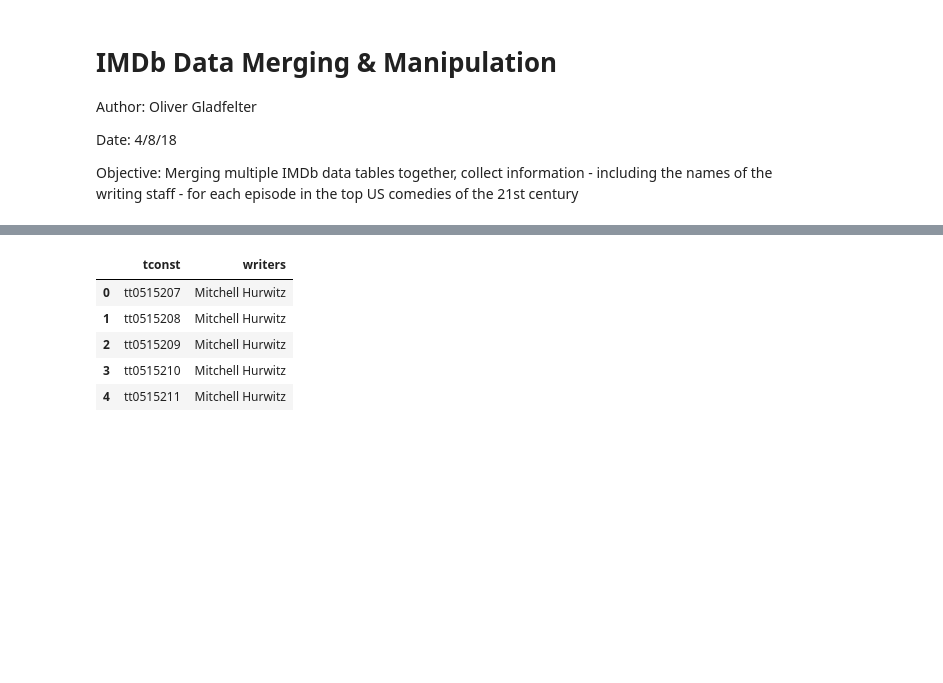
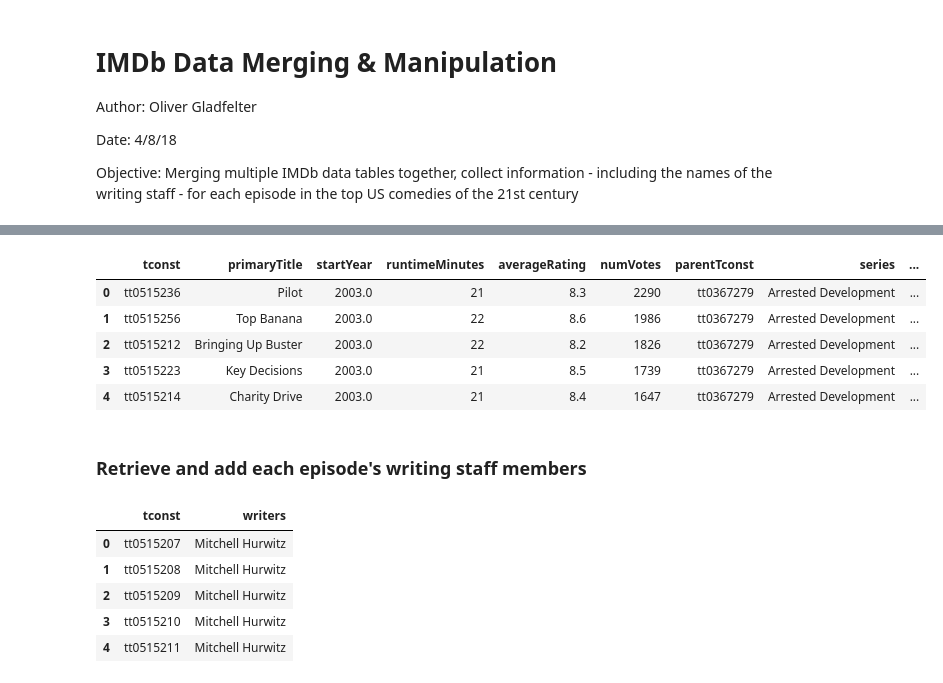
Before and after one commit to OGladfelter/IMDb-Comedies, a Jupyter notebook: imbd-top-comedy-episodes.ipynb, the cells around one changed output, grey strips where cells are left out. Cells and saved outputs as stored; diff of their text form; code cells hidden in the pictures; blank space fills up the shorter version.

```diff
--- a/imbd-top-comedy-episodes.ipynb
+++ b/imbd-top-comedy-episodes.ipynb
@@ -100,0 +76,19 @@ topComediesData = episodesRatingsSeriesTitleUS[(episodesRatingsSeriesTitleUS['ti
+# %%
+def topComedyDummy(value):
+    """
+    If any given episode's parentTconst is included in the following string,
+    which is a list of the top 10 comedy series' parentTconsts, return 1
+    """
+    if str(value) in 'tt2861424, tt0898266, tt0108778, tt0460649, tt0096697, tt1632701, tt1442437, tt0121955, tt0182576, tt0386676, tt0367279':
+        return 1
+    else:
+        return 0
+
+episodesRatingsSeries['topComedy'] = 0
+episodesRatingsSeries['topComedy'] = episodesRatingsSeries['parentTconst'].apply(topComedyDummy)
+
+# Select all episodes whose parentTconst was found in the list of top comedies
+topComediesData = episodesRatingsSeries[(episodesRatingsSeries['topComedy'] == 1)]
+
+del topComediesData['originalTitle']
+del topComediesData['topComedy']
@@ -109,0 +155,23 @@ topComediesData.head()
+# %%
+topComediesOrdered['totalNum'] = 0
+
+for episode in range(0, len(topComediesOrdered)):
+    # if the current episode is from the same series as the previous one, increment the overall
+    # episode count by one
+    if topComediesOrdered['series'][episode] == topComediesOrdered['series'][episode-1]:
+        topComediesOrdered['totalNum'][episode] = topComediesOrdered['totalNum'][episode - 1] + 1
+    # if the current episode is from a new series, reset the overall episode count
+    elif topComediesOrdered['series'][episode] != topComediesOrdered['series'][episode-1]:
+        topComediesOrdered['totalNum'][episode] = topComediesOrdered['episodeNumberInt'][episode]
+    # otherwise, return -1 to signal an error
+    else:
+        topComediesOrdered['totalNum'][episode] = -1
+# %%
+topComediesOrdered.head()
+# %% [output]
+|  | tconst | primaryTitle | startYear | runtimeMinutes | averageRating | numVotes | parentTconst | series | ... |
+| 0 | tt0515236 | Pilot | 2003.0 | 21 | 8.3 | 2290 | tt0367279 | Arrested Development | ... |
+| 1 | tt0515256 | Top Banana | 2003.0 | 22 | 8.6 | 1986 | tt0367279 | Arrested Development | ... |
+| 2 | tt0515212 | Bringing Up Buster | 2003.0 | 22 | 8.2 | 1826 | tt0367279 | Arrested Development | ... |
+| 3 | tt0515223 | Key Decisions | 2003.0 | 21 | 8.5 | 1739 | tt0367279 | Arrested Development | ... |
+| 4 | tt0515214 | Charity Drive | 2003.0 | 21 | 8.4 | 1647 | tt0367279 | Arrested Development | ... |
@@ -110 +180,3 @@ topComediesData.head()
+# %% [markdown]
+### Retrieve and add each episode's writing staff members
 # %%
```
Also changed, not shown: parts of 20 cells of this notebook.
